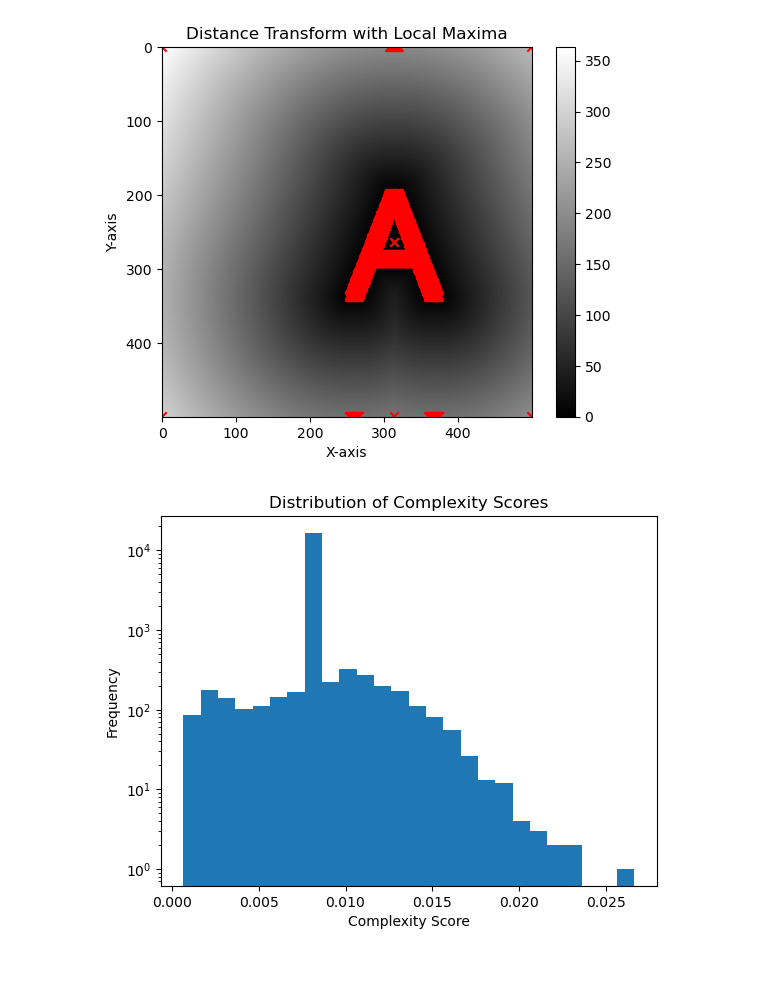
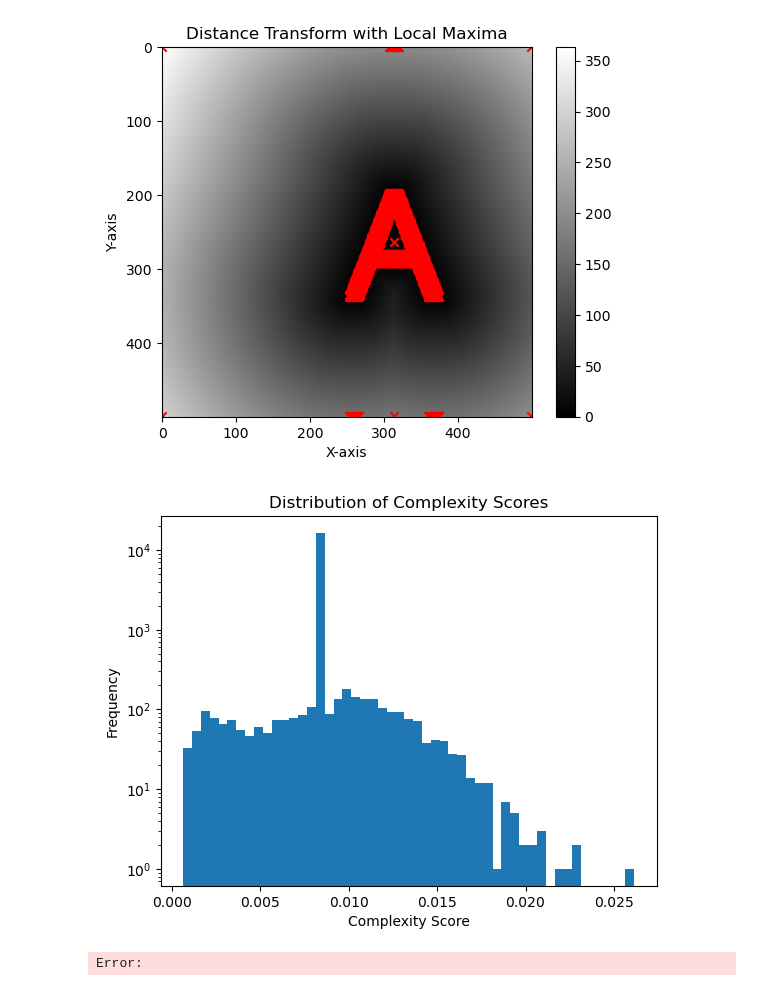
Before and after one commit to mccsandora/alphabet_complexity, a Jupyter notebook: mccullen/demo.ipynb, the cells around one changed output. Saved outputs shown, nothing was run; the diff lists cells and outputs as text; code cells hidden in the pictures.

```diff
--- a/mccullen/demo.ipynb
+++ b/mccullen/demo.ipynb
@@ -222,15 +222,16 @@ plt.show()
 # %% [output]
 [figure]
 # %%
-delta = 0.001
+delta = 0.0005
 bins = np.arange(np.min(dfu['complexity_score']), np.max(dfu['complexity_score']) + delta, delta)
 
 plt.hist(dfu['complexity_score'], bins=bins)
 plt.xlabel('Complexity Score')
 plt.ylabel('Frequency')
 plt.title('Distribution of Complexity Scores')
 plt.yscale('log')
 
 plt.show()
 # %% [output]
-[figure, old version]
+[figure, new version]
+Error:
```
Also changed, not shown: 1 other file.
